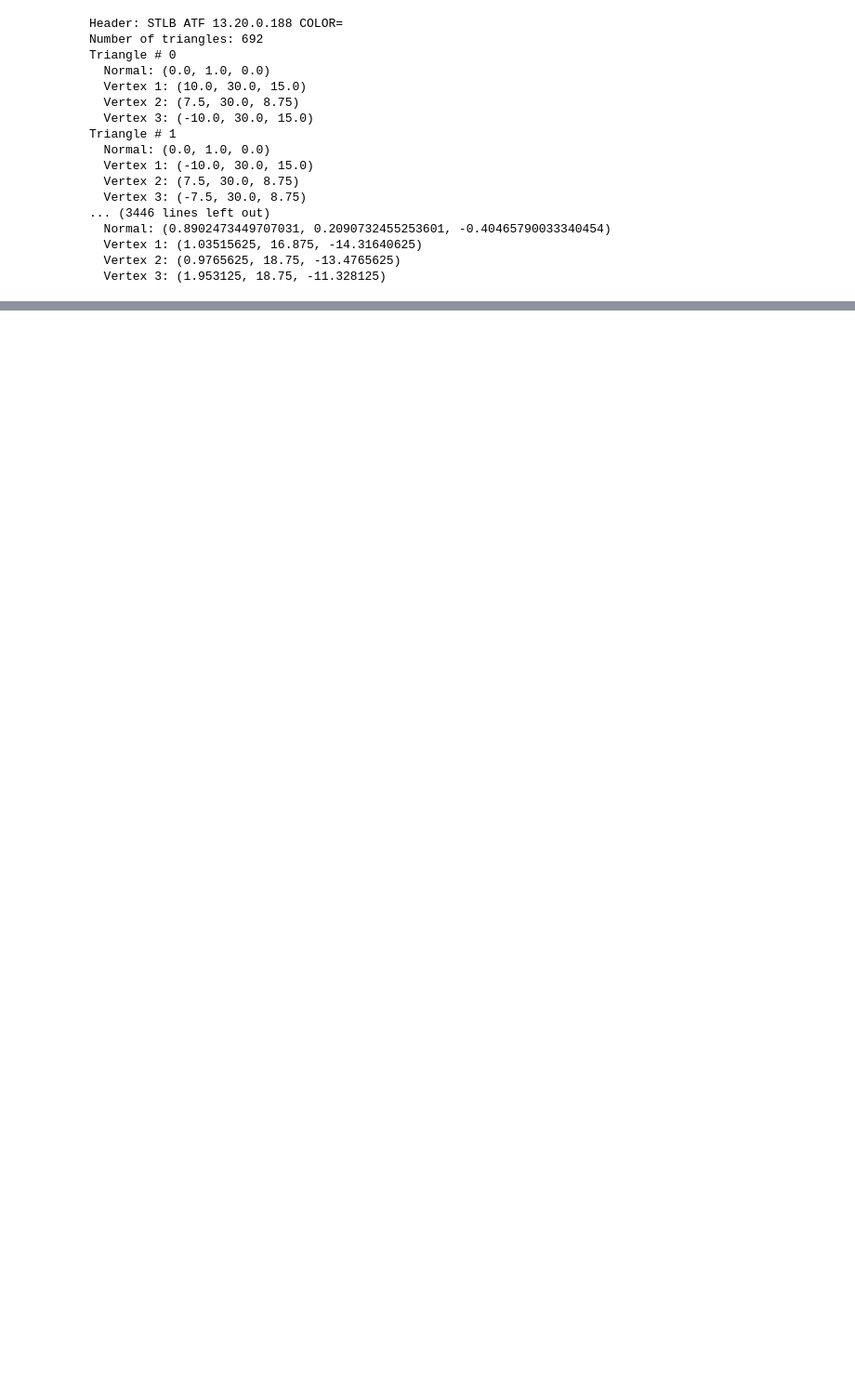
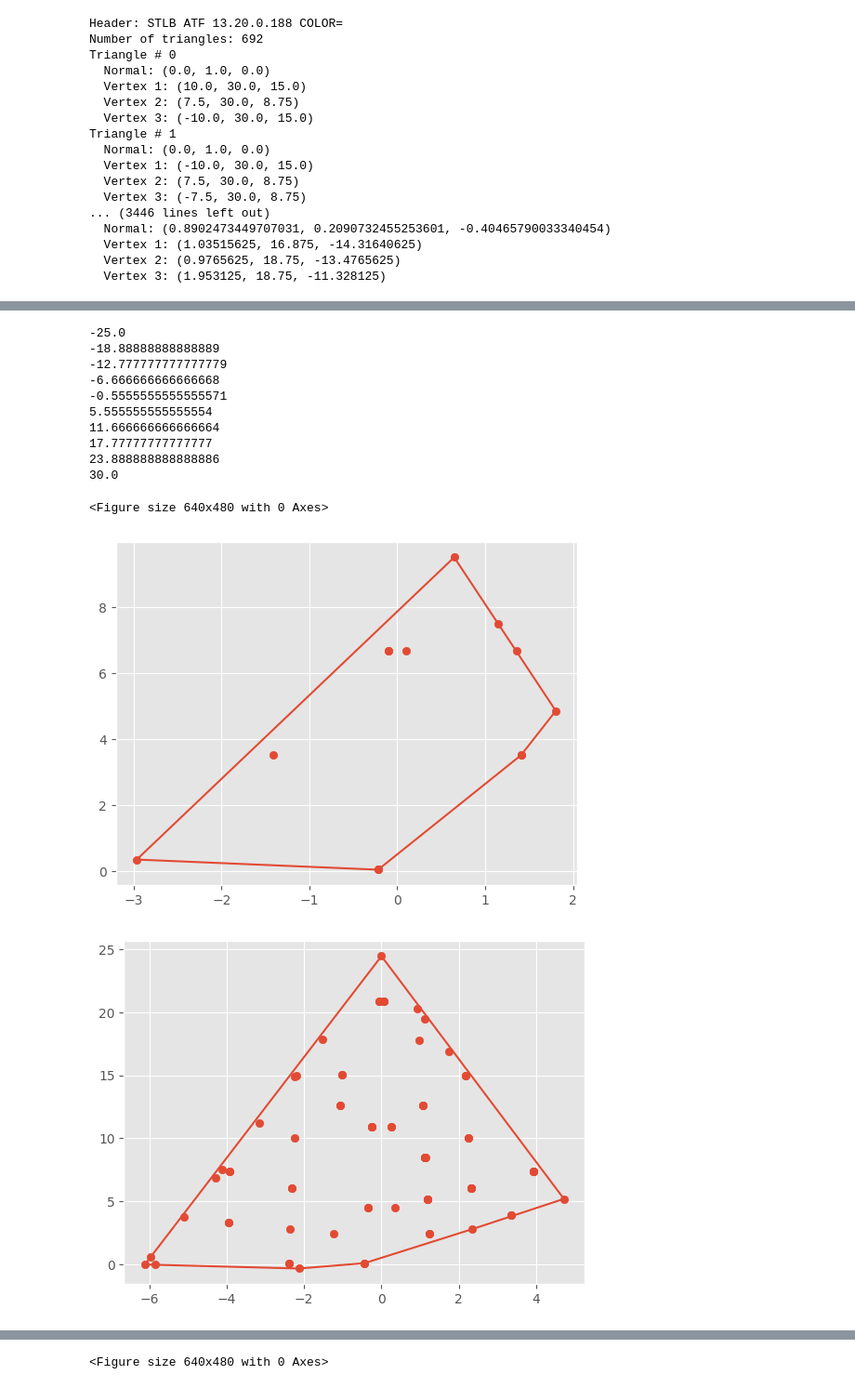
Before and after one commit to shohei/emt3102-slicer, a Jupyter notebook: Slicer.ipynb, the cells around one changed output, grey strips where cells are left out. Shown: that part at 93% size. Drawn from its saved outputs; the diff is of its cells as text; code cells hidden in the pictures; blank space fills up the shorter version.

```diff
--- a/Slicer.ipynb
+++ b/Slicer.ipynb
@@ -223,0 +240,30 @@ plt.show()
+# %%
+for zp in z_points:
+    plt.figure()
+    xy_points = xy_dict[zp]
+    print(zp)
+    try:
+        hull = ConvexHull(xy_points)
+        points = hull.points
+        hull_points = points[hull.vertices]
+        hp = np.vstack((hull_points, hull_points[0]))
+        plt.plot(hp[:,0], hp[:,1])
+        plt.scatter(points[:,0], points[:,1])
+        # print(hull)
+    except Exception:
+        pass
+plt.show()
+# %% [output]
+-25.0
+-18.88888888888889
+-12.777777777777779
+-6.666666666666668
+-0.5555555555555571
+5.555555555555554
+11.666666666666664
+17.77777777777777
+23.888888888888886
+30.0
+<Figure size 640x480 with 0 Axes>
+[figure, added]
+[figure, added]
@@ -223,0 +276 @@ plt.show()
+<Figure size 640x480 with 0 Axes>
```
Also changed, not shown: parts of 5 cells of this notebook.
